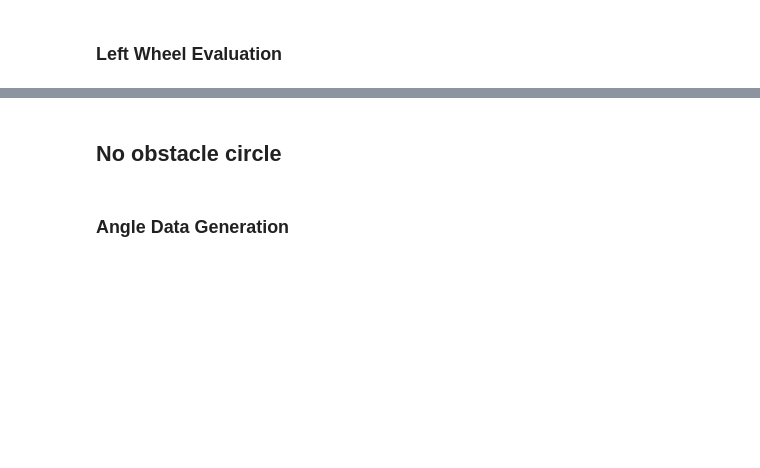
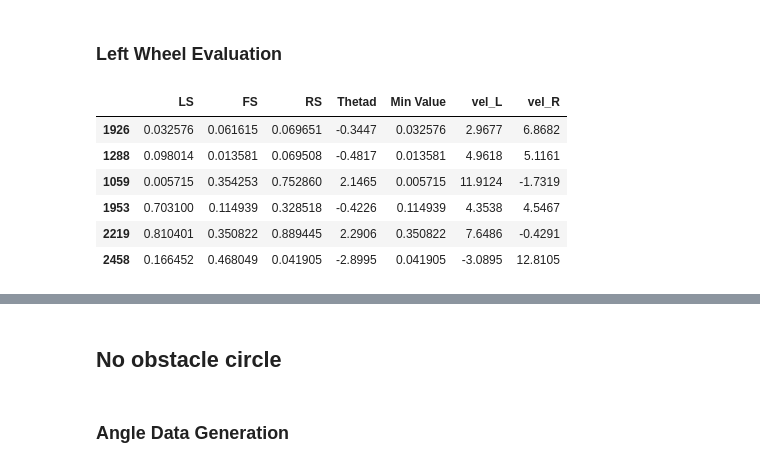
Before and after one commit to onlybuzy/Paper_Robot_Mobil, a Jupyter notebook: Data_gen.ipynb, the cells around one changed output, grey strips where cells are left out. Saved outputs shown, nothing was run; the diff lists cells and outputs as text; code cells hidden in the pictures; blank space fills up the shorter version.

Commit message:
correction of data

```diff
--- a/Data_gen.ipynb
+++ b/Data_gen.ipynb
@@ -111,0 +120,3 @@ print(St_train_C1[:2])
+# %%
+Df_C1=pd.DataFrame(St_train_C1, columns=['LS','FS','RS','Thetad'])
+Df_C1.sample(6)
@@ -116 +137,9 @@ $$\omega_{R/L}=\left( 1\pm\frac{L_{MR}}{2L_T}\right)\frac{v}{R}$$
+# %%
+def gain_near_extremes_normalized(x):
+     return 4 * x * (1 - x)
+# %%
+def gain_near_zero(x, scale=10):
+     gain = np.exp(-scale * x)
+     normalized_gain = (gain - np.exp(-scale)) / (1 - np.exp(-scale))
+     return normalized_gain
 # %% [markdown]
@@ -206,5 +510,5 @@ print('Left Wheel vel: ',W_L)
 # %% [markdown]
 ### Dataset Creation
 # %%
-Df_C1['Min Value']=Df_C1[['LD','FD','RD']].min(axis=1)
+Df_C1['Min Value']=Df_C1[['LS','FS','RS']].min(axis=1)
 Df_C1.sample(6)
@@ -286,0 +525,68 @@ Df_C1.sample(6)
+# %%
+def lw_eval(df):
+    if df['Min Value']== df['LS'] and df['Thetad']>0:
+       if df['Thetad']==0:
+          df['Thetad']=0.001
+       return Case_1_L(df['Min Value'],df['Thetad'])
+    elif df['Min Value']== df['LS'] and df['Thetad']<0:
+       if df['Thetad']==0:
+           df['Thetad']=0.001
+       return Case_2_L(df['Min Value'],df['Thetad'])
+    elif df['Min Value']== df['RS'] and df['Thetad']>0:
+       if df['Thetad']==0:
+           df['Thetad']=0.001
+       return Case_3_L(df['Min Value'],df['Thetad'])
+    elif df['Min Value']== df['RS'] and df['Thetad']<0:
+       if df['Thetad']==0:
+           df['Thetad']=0.001
+       return Case_4_L(df['Min Value'],df['Thetad'])
+    elif df['Min Value']== df['FS'] and df['Thetad']>0:
+       if df['Thetad']==0:
+           df['Thetad']=0.001
+       return Case_5_L(df['Min Value'],df['Thetad'])
+    elif df['Min Value']== df['FS'] and df['Thetad']<0:
+       if df['Thetad']==0:
+           df['Thetad']=0.001
+       return Case_6_L(df['Min Value'],df['Thetad'])
+
+
+
+def rw_eval(df):
+      if df['Min Value']== df['LS'] and df['Thetad']>0:
+       if df['Thetad']==0:
+          df['Thetad']=0.001
+       return Case_1_R(df['Min Value'],df['Thetad'])
+      elif df['Min Value']== df['LS'] and df['Thetad']<0:
+       if df['Thetad']==0:
+           df['Thetad']=0.001
+       return Case_2_R(df['Min Value'],df['Thetad'])
+      elif df['Min Value']== df['RS'] and df['Thetad']>0:
+       if df['Thetad']==0:
+           df['Thetad']=0.001
+       return Case_3_R(df['Min Value'],df['Thetad'])
+      elif df['Min Value']== df['RS'] and df['Thetad']<0:
+       if df['Thetad']==0:
+           df['Thetad']=0.001
+       return Case_4_R(df['Min Value'],df['Thetad'])
+      elif df['Min Value']== df['FS'] and df['Thetad']>0:
+       if df['Thetad']==0:
+           df['Thetad']=0.001
+       return Case_5_R(df['Min Value'],df['Thetad'])
+      elif df['Min Value']== df['FS'] and df['Thetad']<0:
+       if df['Thetad']==0:
+           df['Thetad']=0.001
+       return Case_6_R(df['Min Value'],df['Thetad'])
+
+
+Df_C1=Df_C1.assign(vel_L=Df_C1.apply(lw_eval,axis=1))
+Df_C1=Df_C1.assign(vel_R=Df_C1.apply(rw_eval,axis=1))
+
+Df_C1.sample(6)
+# %% [output]
+|  | LS | FS | RS | Thetad | Min Value | vel_L | vel_R |
+| 1926 | 0.032576 | 0.061615 | 0.069651 | -0.3447 | 0.032576 | 2.9677 | 6.8682 |
+| 1288 | 0.098014 | 0.013581 | 0.069508 | -0.4817 | 0.013581 | 4.9618 | 5.1161 |
+| 1059 | 0.005715 | 0.354253 | 0.752860 | 2.1465 | 0.005715 | 11.9124 | -1.7319 |
+| 1953 | 0.703100 | 0.114939 | 0.328518 | -0.4226 | 0.114939 | 4.3538 | 4.5467 |
+| 2219 | 0.810401 | 0.350822 | 0.889445 | 2.2906 | 0.350822 | 7.6486 | -0.4291 |
+| 2458 | 0.166452 | 0.468049 | 0.041905 | -2.8995 | 0.041905 | -3.0895 | 12.8105 |
```
Also changed, not shown: parts of 50 cells of this notebook, 9 other files.
